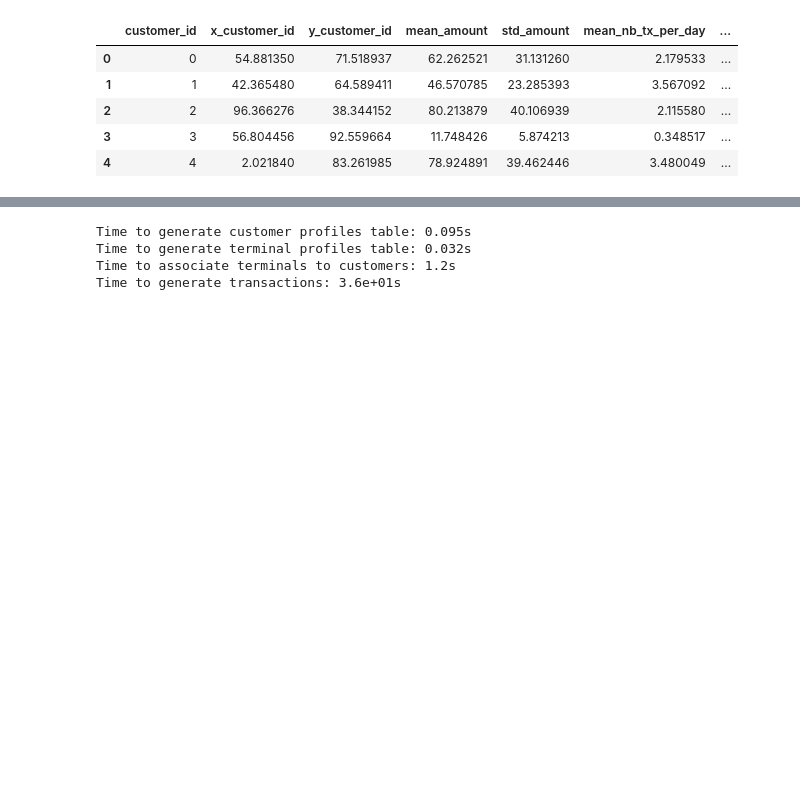
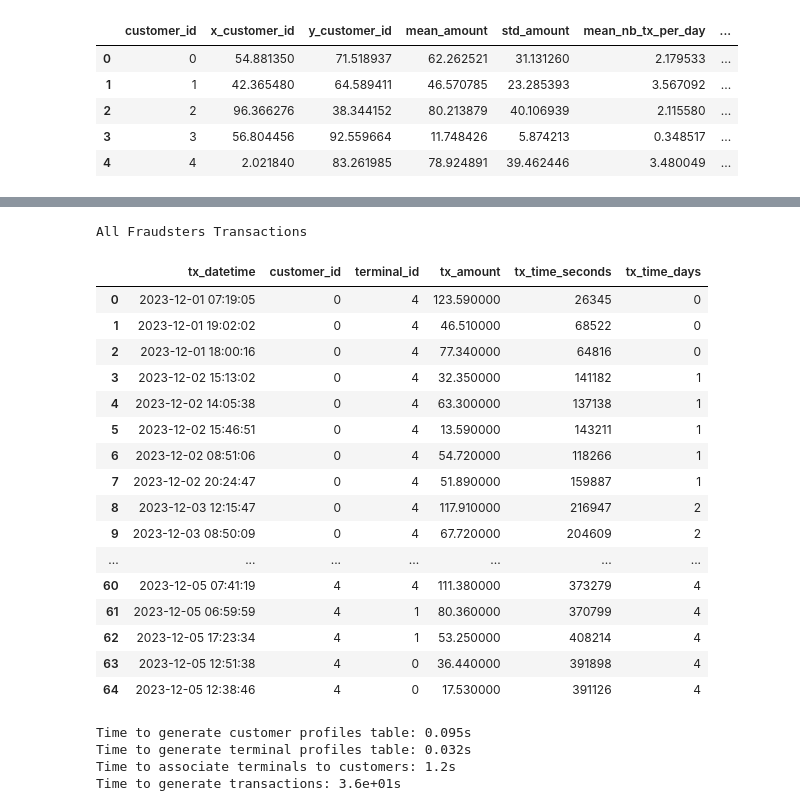
Before and after one commit to Tmiseray/transaction-data-simulator, a Jupyter notebook: TransDataSim.ipynb, the cells around one changed output, grey strips where cells are left out. Saved outputs shown, nothing was run; the diff lists cells and outputs as text; code cells hidden in the pictures; blank space fills up the shorter version.

```diff
--- a/TransDataSim.ipynb
+++ b/TransDataSim.ipynb
@@ -284,3 +423,30 @@ transactions_df
+# %%
+# Transaction Table for All Fraudsters
+fraudsters_transactions_df=customer_profiles_table.groupby('customer_id')\
+    .apply(lambda x : generate_suspicious_transactions_table(x.iloc[0], nb_days=5))\
+        .reset_index(drop=True)
+
+fraudsters_transactions_df=fraudsters_transactions_df.style.set_caption('All Fraudsters Transactions')
+fraudsters_transactions_df
+# %% [output]
+All Fraudsters Transactions
+|  | tx_datetime | customer_id | terminal_id | tx_amount | tx_time_seconds | tx_time_days |
+| 0 | 2023-12-01 07:19:05 | 0 | 4 | 123.590000 | 26345 | 0 |
+| 1 | 2023-12-01 19:02:02 | 0 | 4 | 46.510000 | 68522 | 0 |
+| 2 | 2023-12-01 18:00:16 | 0 | 4 | 77.340000 | 64816 | 0 |
+| 3 | 2023-12-02 15:13:02 | 0 | 4 | 32.350000 | 141182 | 1 |
+| 4 | 2023-12-02 14:05:38 | 0 | 4 | 63.300000 | 137138 | 1 |
+| 5 | 2023-12-02 15:46:51 | 0 | 4 | 13.590000 | 143211 | 1 |
+| 6 | 2023-12-02 08:51:06 | 0 | 4 | 54.720000 | 118266 | 1 |
+| 7 | 2023-12-02 20:24:47 | 0 | 4 | 51.890000 | 159887 | 1 |
+| 8 | 2023-12-03 12:15:47 | 0 | 4 | 117.910000 | 216947 | 2 |
+| 9 | 2023-12-03 08:50:09 | 0 | 4 | 67.720000 | 204609 | 2 |
+| ... | ... | ... | ... | ... | ... | ... |
+| 60 | 2023-12-05 07:41:19 | 4 | 4 | 111.380000 | 373279 | 4 |
+| 61 | 2023-12-05 06:59:59 | 4 | 1 | 80.360000 | 370799 | 4 |
+| 62 | 2023-12-05 17:23:34 | 4 | 1 | 53.250000 | 408214 | 4 |
+| 63 | 2023-12-05 12:51:38 | 4 | 0 | 36.440000 | 391898 | 4 |
+| 64 | 2023-12-05 12:38:46 | 4 | 0 | 17.530000 | 391126 | 4 |
 # %%
 # Larger Dataset
 
```
Also changed, not shown: parts of 12 cells of this notebook.
